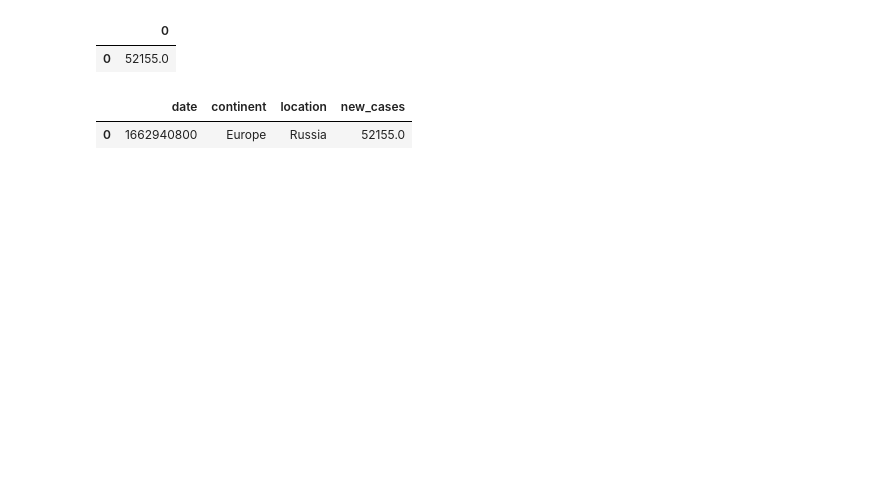
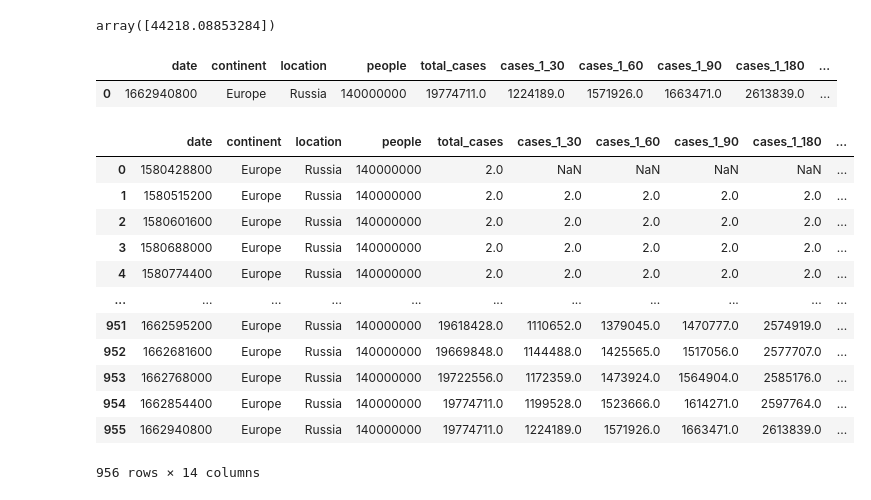
Before and after one commit to noxmyn/DMA, a Jupyter notebook: ML/covid-catboost.ipynb, the cells around one changed output. Drawn from its saved outputs; the diff is of its cells as text; code cells hidden in the pictures; blank space fills up the shorter version.

Commit message:
catboost covid

```diff
--- a/ML/covid-catboost.ipynb
+++ b/ML/covid-catboost.ipynb
@@ -43,6 +68,10 @@ df2.tail(5)
 # %%
-#import catboost as cb
+# Initialize data
+cat_features = [0, 1]
+
 Y_train = df2['new_cases']#.head(10000)
-X_train = df2.loc[:, df2.columns !='new_cases']#.head(10000)
+#X_train = df2.loc[:, df2.columns !='new_cases']#.head(10000)
+X_train = df2.drop(['new_cases', 'date'], axis=1)
 
-cat_features = [1, 2]
+from catboost import Pool
+train_dataset = Pool(X_train, Y_train, cat_features)
@@ -81,10 +79,16 @@ limit_metric_period
 #import catboost
 from catboost import CatBoostRegressor
 
+#limits
+limit_iterations = 20000
+limit_metric_period = int(limit_iterations/10)
+
+limit_metric_period
+
 # Initialize CatBoostRegressor
 model = CatBoostRegressor(iterations=limit_iterations,
-                          learning_rate=1,
-                          depth=3)
+                          learning_rate=0.6,
+                          depth=4)
 # Fit model
 model.fit(train_dataset, metric_period=limit_metric_period) #, plot='true'
 # %% [output]
@@ -111,16 +143,35 @@ pedict_df
 # %%
 # Get predictions
-preds = model.predict(pedict_df)
-#preds
-pd.DataFrame(preds)#.columns = ['new_cases']
+preds = model.predict(df_predict.loc[:, df_predict.columns !='date'])
+preds
 # %% [output]
-|  | 0 |
-| 0 | 52155.0 |
+array([44218.08853284])
-# %%
-new_row_df = pedict_df
-new_row_df = new_row_df.join(pd.DataFrame(preds))
-new_row_df.rename(columns={0: 'new_cases'}, inplace=True)
-new_row_df
-# %% [output]
-|  | date | continent | location | new_cases |
-| 0 | 1662940800 | Europe | Russia | 52155.0 |
+# %%
+#возвращаем рассчитанные значения
+df_new_row = df_predict
+df_new_row = df_new_row.join(pd.DataFrame(preds))
+df_new_row.rename(columns={0: 'new_cases'}, inplace=True)
+df_new_row['date'] = df_new_row['date']+86400
+df_new_row['new_cases'] = df_new_row['new_cases'].astype(int)
+df_new_row
+# %% [output]
+|  | date | continent | location | people | total_cases | cases_1_30 | cases_1_60 | cases_1_90 | cases_1_180 | ... |
+| 0 | 1662940800 | Europe | Russia | 140000000 | 19774711.0 | 1224189.0 | 1571926.0 | 1663471.0 | 2613839.0 | ... |
+# %%
+#возвращает данные в основной массив
+df2 = pd.concat([df2, df_new_row], axis=0, ignore_index=True)
+df2
+# %% [output]
+|  | date | continent | location | people | total_cases | cases_1_30 | cases_1_60 | cases_1_90 | cases_1_180 | ... |
+| 0 | 1580428800 | Europe | Russia | 140000000 | 2.0 | NaN | NaN | NaN | NaN | ... |
+| 1 | 1580515200 | Europe | Russia | 140000000 | 2.0 | 2.0 | 2.0 | 2.0 | 2.0 | ... |
+| 2 | 1580601600 | Europe | Russia | 140000000 | 2.0 | 2.0 | 2.0 | 2.0 | 2.0 | ... |
+| 3 | 1580688000 | Europe | Russia | 140000000 | 2.0 | 2.0 | 2.0 | 2.0 | 2.0 | ... |
+| 4 | 1580774400 | Europe | Russia | 140000000 | 2.0 | 2.0 | 2.0 | 2.0 | 2.0 | ... |
+| ... | ... | ... | ... | ... | ... | ... | ... | ... | ... | ... |
+| 951 | 1662595200 | Europe | Russia | 140000000 | 19618428.0 | 1110652.0 | 1379045.0 | 1470777.0 | 2574919.0 | ... |
+| 952 | 1662681600 | Europe | Russia | 140000000 | 19669848.0 | 1144488.0 | 1425565.0 | 1517056.0 | 2577707.0 | ... |
+| 953 | 1662768000 | Europe | Russia | 140000000 | 19722556.0 | 1172359.0 | 1473924.0 | 1564904.0 | 2585176.0 | ... |
+| 954 | 1662854400 | Europe | Russia | 140000000 | 19774711.0 | 1199528.0 | 1523666.0 | 1614271.0 | 2597764.0 | ... |
+| 955 | 1662940800 | Europe | Russia | 140000000 | 19774711.0 | 1224189.0 | 1571926.0 | 1663471.0 | 2613839.0 | ... |
+956 rows × 14 columns
```
Also changed, not shown: parts of 15 cells of this notebook, 4 other files.
